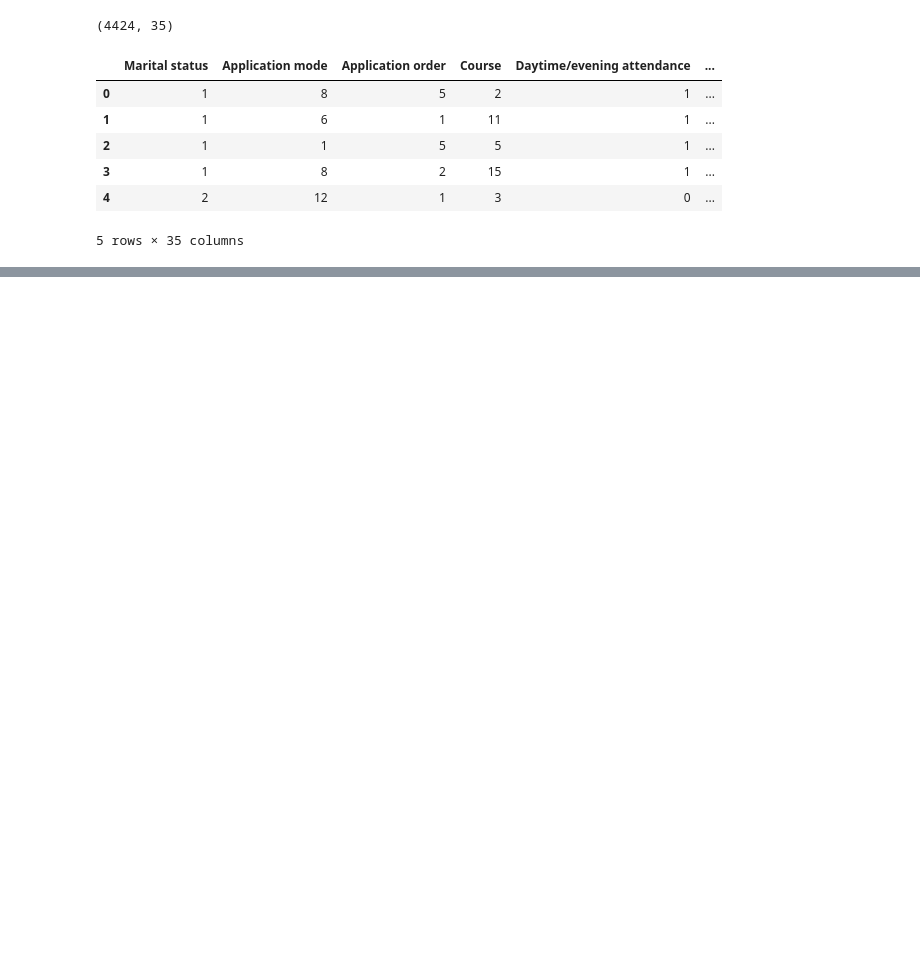
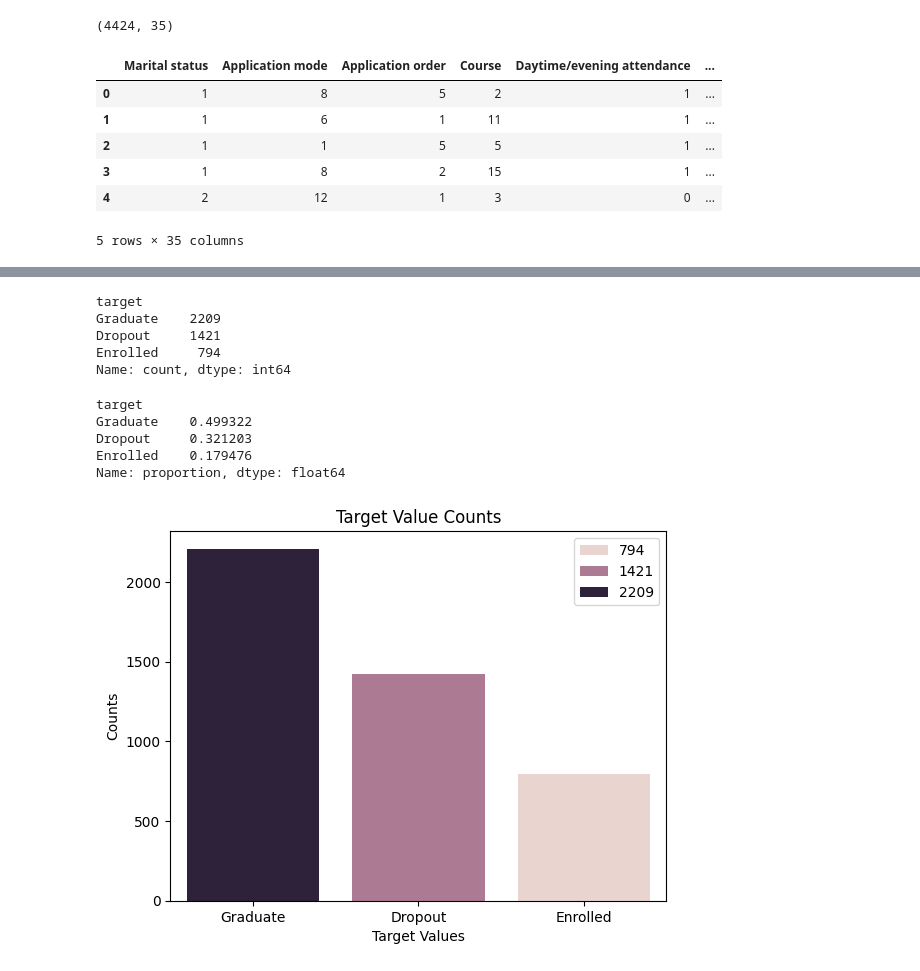
Before and after one commit to ranga4all1/student-dropout-and-success-prediction, a Jupyter notebook: notebooks/notebook.ipynb, the cells around one changed output, grey strips where cells are left out. Drawn from its saved outputs; the diff is of its cells as text; code cells hidden in the pictures; blank space fills up the shorter version.

```diff
--- a/notebooks/notebook.ipynb
+++ b/notebooks/notebook.ipynb
@@ -23,3 +28,6 @@ df.head()
 | 3 | 1 | 8 | 2 | 15 | 1 | ... |
 | 4 | 2 | 12 | 1 | 3 | 0 | ... |
 5 rows × 35 columns
+# %%
+df.columns = df.columns.str.lower().str.replace(' ', '_').str.replace('/', '_')
+df.rename(columns={'nacionality':'nationality'}, inplace=True)
@@ -86,3 +124 @@ Target                                            0
 dtype: int64
-# %%
-df.columns = df.columns.str.lower().str.replace(' ', '_').str.replaceace('/', ' ')
@@ -98,0 +157,26 @@ df.head()
+# %%
+df.target.value_counts()
+# %% [output]
+target
+Graduate    2209
+Dropout     1421
+Enrolled     794
+Name: count, dtype: int64
+# %%
+df.target.value_counts(normalize=True)
+# %% [output]
+target
+Graduate    0.499322
+Dropout     0.321203
+Enrolled    0.179476
+Name: proportion, dtype: float64
+# %%
+target_counts = df.target.value_counts()
+
+sns.barplot(x=target_counts.index, y=target_counts.values, hue=target_counts.values)
+plt.xlabel("Target Values")
+plt.ylabel("Counts")
+plt.title("Target Value Counts")
+plt.show()
+# %% [output]
+[figure, added]
```
Also changed, not shown: parts of 23 cells of this notebook, 3 other files.
